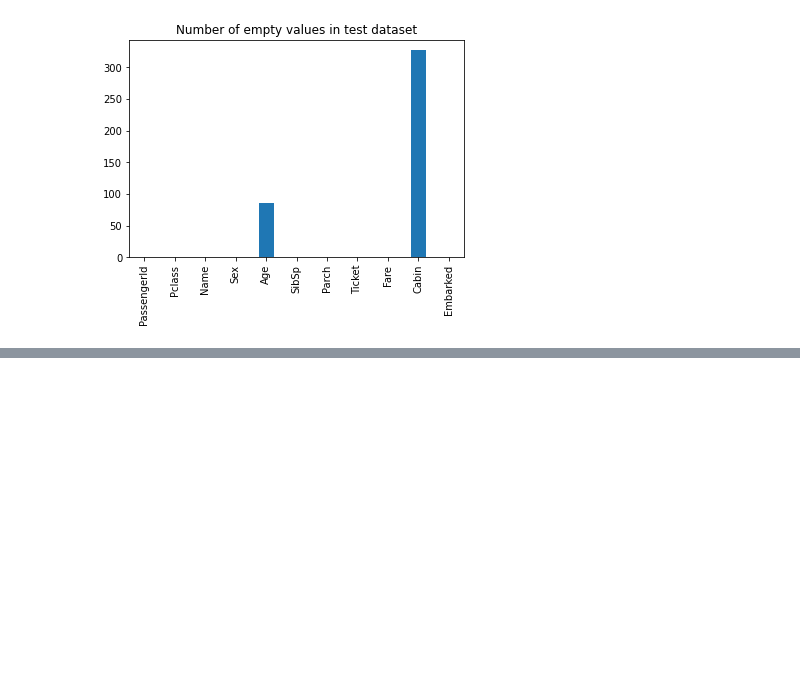
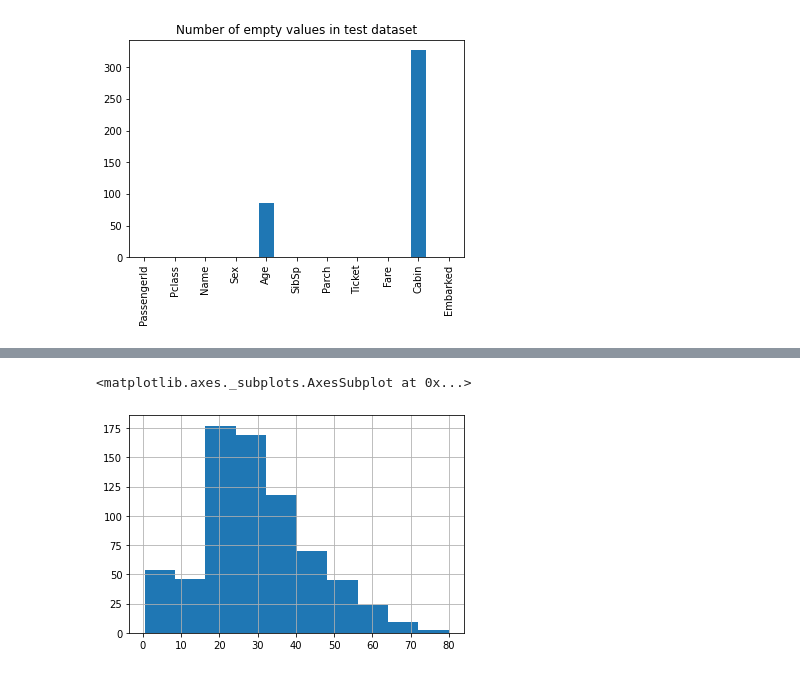
Before and after one commit to katsuba-mikhail/learn-kaggle, a Jupyter notebook: Kaggle_Titanic.ipynb, the cells around one changed output, grey strips where cells are left out. Cells and saved outputs as stored; diff of their text form; code cells hidden in the pictures; blank space fills up the shorter version.

```diff
--- a/Kaggle_Titanic.ipynb
+++ b/Kaggle_Titanic.ipynb
@@ -236,5 +240,10 @@ train_df[train_df['Age'].isnull()].head()
 | 19 | 20 | 1 | 3 | Masselmani, Mrs. Fatima | female | NaN | 0 | 0 | 2649 | 7.2250 | ... |
 | 26 | 27 | 0 | 3 | Emir, Mr. Farred Chehab | male | NaN | 0 | 0 | 2631 | 7.2250 | ... |
 | 28 | 29 | 1 | 3 | O'Dwyer, Miss. Ellen "Nellie" | female | NaN | 0 | 0 | 330959 | 7.8792 | ... |
+# %%
+train_df['Age'].hist()
+# %% [output]
+<matplotlib.axes._subplots.AxesSubplot at 0x...>
+[figure, added]
 # %%
 (
```
Also changed, not shown: parts of 15 cells of this notebook.
